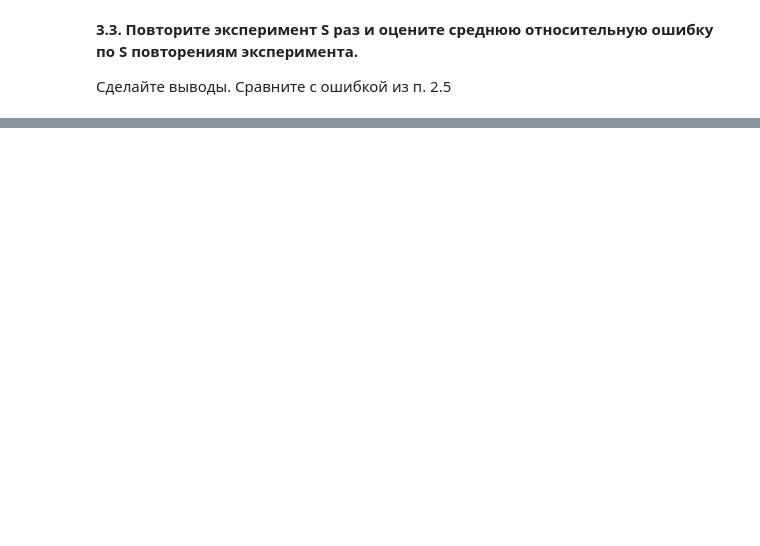
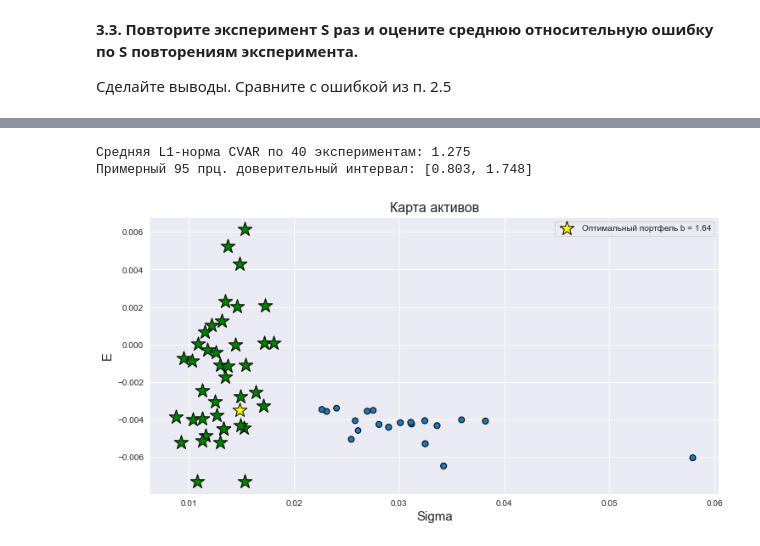
Before and after one commit to CodeSopranos/lab-3-financial-operations, a Jupyter notebook: report.ipynb, the cells around one changed output, grey strips where cells are left out. Saved outputs shown, nothing was run; the diff lists cells and outputs as text; code cells hidden in the pictures; blank space fills up the shorter version.

Commit message:
cvar optimization via scipy

```diff
--- a/report.ipynb
+++ b/report.ipynb
@@ -554,7 +554,7 @@ def cvar_optimize_portfolio(r_matrix,
     return minimize(cvar_objective_function, UXalpha,
                     args=(T, beta), method='SLSQP',
                     constraints=constraints,
-                    bounds=bounds)
+                    bounds=bounds).x
 # %%
 %%time
 result = cvar_optimize_portfolio(r_matrix_gen,
@@ -642,8 +641,10 @@ for i in tqdm_notebook(range(S)):
     cvar_experiment = {}
     cvar_experiment['i'] = i
     cvar_experiment['r_matrix_gen'] = np.random.multivariate_normal(mean_vec, cov_matrix, T)
+    cvar_experiment['mean_vec_est'] = np.mean(cvar_experiment['r_matrix_gen'], axis=0)
+    cvar_experiment['cov_matrix_est'] = np.cov(cvar_experiment['r_matrix_gen'].T)
     cvar_experiment['cvar_X_est'] =  cvar_optimize_portfolio(cvar_experiment['r_matrix_gen'], beta)
-    cvar_experiment['L1-norm'] = np.linalg.norm(X - cvar_experiment['cvar_X_est'].x[T:N+T], ord=1)
+    cvar_experiment['L1-norm'] = np.linalg.norm(X - cvar_experiment['cvar_X_est'][T:N+T], ord=1)
     cvar_experiments.append(cvar_experiment)
 # %%
 l1_norms = [experiment['L1-norm'] for experiment in experiments]
@@ -658,7 +659,31 @@ print('Примерный 95 прц. доверительный интервал
 # %%
-l1_norms = [cvar_['L1-norm'] for cvar_ in cvar_s]
+l1_norms = [cvar_experiment['L1-norm'] for cvar_experiment in cvar_experiments]
 l1_norms_mean  = np.mean(l1_norms)
 l1_norms_std  = np.std(l1_norms)
-print('Средняя L1-норма по %d экспериментам: %.3f' % (S, l1_norms_mean))
+print('Средняя L1-норма CVAR по %d экспериментам: %.3f' % (S, l1_norms_mean))
 print('Примерный 95 прц. доверительный интервал: [%.3f, %.3f]' %
       (l1_norms_mean - 2*l1_norms_std, l1_norms_mean + 2*l1_norms_std))
+# %% [output]
+Средняя L1-норма CVAR по 40 экспериментам: 1.275
+Примерный 95 прц. доверительный интервал: [0.803, 1.748]
+# %%
+plot_mean_var_map(selected20, title='Карта активов')
+
+for experiment in cvar_experiments:
+    plt.scatter(risk_portfolio(experiment['cvar_X_est'][T:N+T], experiment['cov_matrix_est']),
+                np.dot(experiment['mean_vec_est'], experiment['cvar_X_est'][T:N+T]),
+                c='green',
+                marker='*',
+                s=300,
+                edgecolors='black')
+plt.scatter(risk_portfolio(X, cov_matrix),
+            np.dot(mean_vec,X),
+            c='yellow',
+            marker='*',
+            s=300,
+            edgecolors='black',
+            label='Оптимальный портфель b = %.2f' % b)
+plt.legend()
+pass
+# %% [output]
+[figure, added]
```
Also changed, not shown: parts of 18 cells of this notebook.
